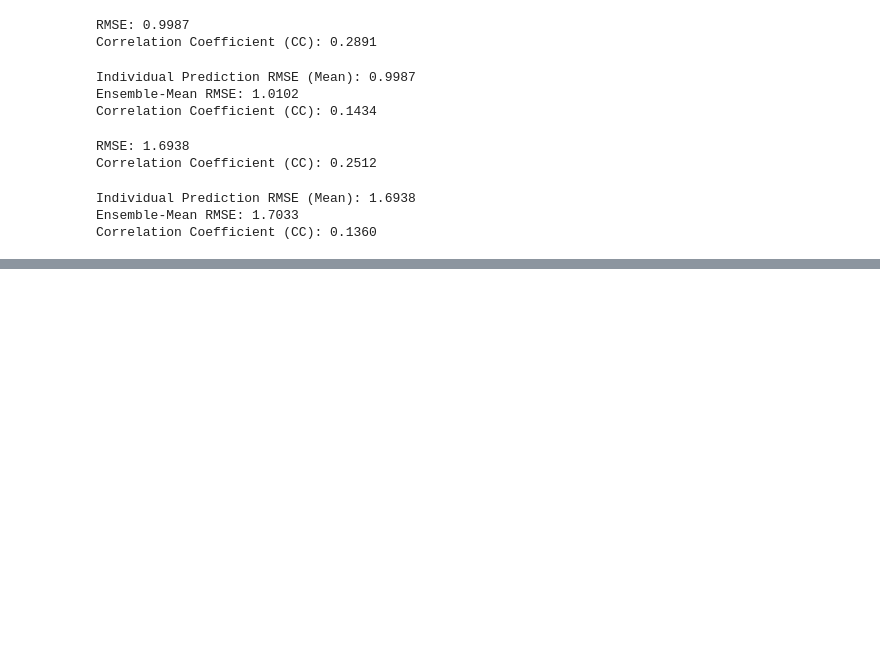
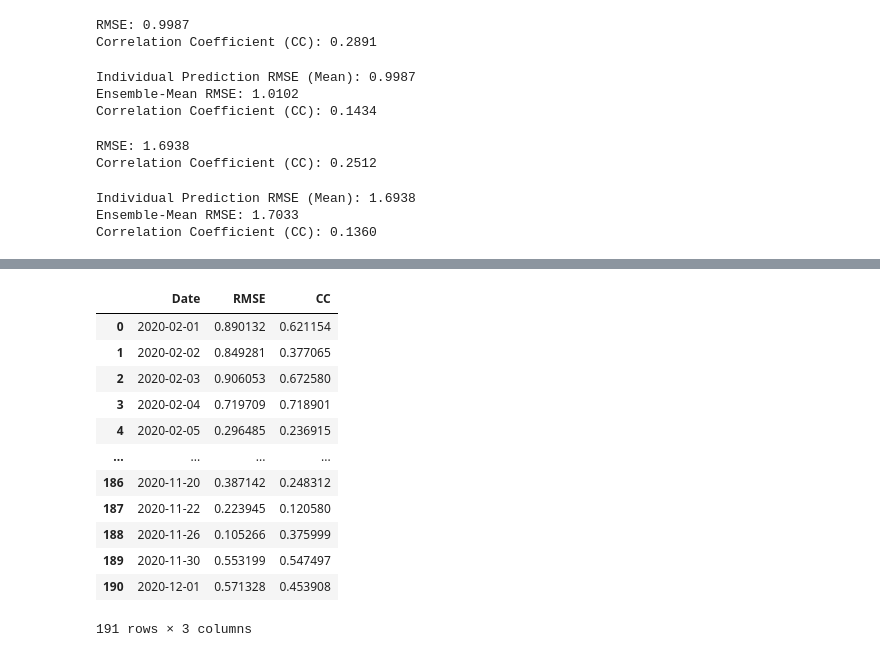
Before and after one commit to masak1112/precipitation_downscaling, a Jupyter notebook: precipitation_downscaling-bing_issue09_bias_correction/RMSE_AND_CC.ipynb, the cells around one changed output, grey strips where cells are left out. Saved outputs shown, nothing was run; the diff lists cells and outputs as text; code cells hidden in the pictures; blank space fills up the shorter version.

Commit message:
"add_inter_hr_rmse_cc"

```diff
--- a/precipitation_downscaling-bing_issue09_bias_correction/RMSE_AND_CC.ipynb
+++ b/precipitation_downscaling-bing_issue09_bias_correction/RMSE_AND_CC.ipynb
@@ -2034,19 +2034,3 @@ print(f"Correlation Coefficient (CC): {cc_score.values:.4f}")
 Individual Prediction RMSE (Mean): 1.6938
 Ensemble-Mean RMSE: 1.7033
 Correlation Coefficient (CC): 0.1360
-# %%
-import numpy as np
-
-ds = xr.open_dataset("/cpfs01/projects-HDD/cfff-4a8d9af84f66_HDD/public/ShiXiSheng/yzy/yzy_results/ex7_6_onestep_l1_nofc_aheadtop_10_addprecipnorm/prcp_downs_unet_year_2020.nc")
-
-fcst = ds['fcst'].values  # 模型预测结果
-hr = ds['hr'].values      # 高分辨率观测数据
-
-# 计算RMSE
-rmse = np.sqrt(np.mean((fcst - hr) ** 2))
-
-# 计算相关系数（CC）
-cc = np.corrcoef(fcst.flatten(), hr.flatten())[0, 1]
-
-print(f"RMSE: {rmse:.4f}")
-print(f"Correlation Coefficient (CC): {cc:.4f}")
@@ -2055,0 +2113,16 @@ Correlation Coefficient (CC): 0.2734
+# %%
+results_df
+# %% [output]
+|  | Date | RMSE | CC |
+| 0 | 2020-02-01 | 0.890132 | 0.621154 |
+| 1 | 2020-02-02 | 0.849281 | 0.377065 |
+| 2 | 2020-02-03 | 0.906053 | 0.672580 |
+| 3 | 2020-02-04 | 0.719709 | 0.718901 |
+| 4 | 2020-02-05 | 0.296485 | 0.236915 |
+| ... | ... | ... | ... |
+| 186 | 2020-11-20 | 0.387142 | 0.248312 |
+| 187 | 2020-11-22 | 0.223945 | 0.120580 |
+| 188 | 2020-11-26 | 0.105266 | 0.375999 |
+| 189 | 2020-11-30 | 0.553199 | 0.547497 |
+| 190 | 2020-12-01 | 0.571328 | 0.453908 |
+191 rows × 3 columns
```
Also changed, not shown: parts of 3 cells of this notebook.
